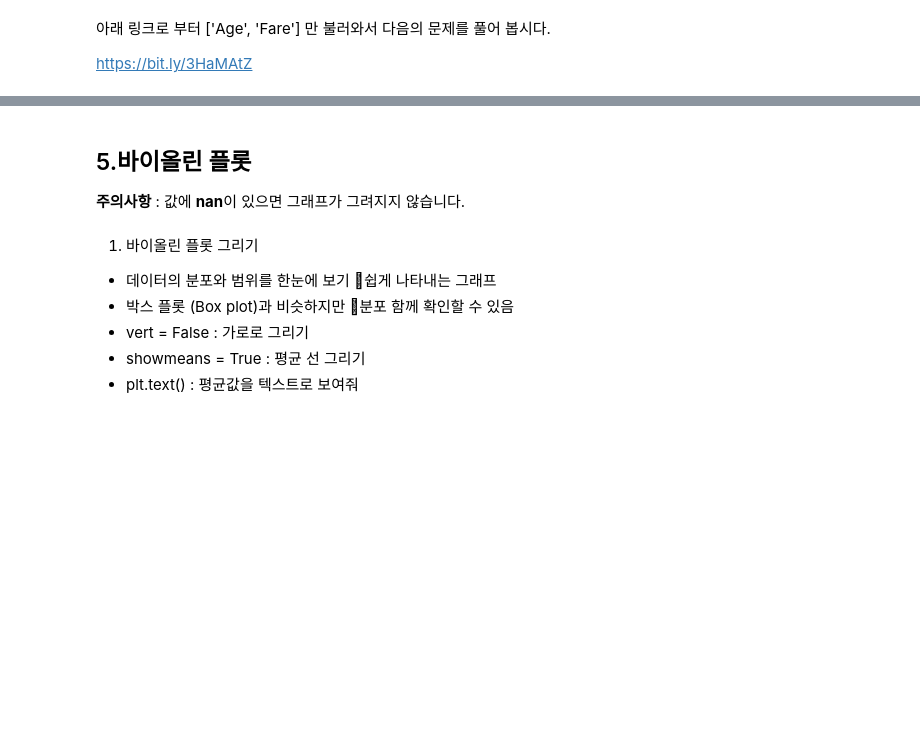
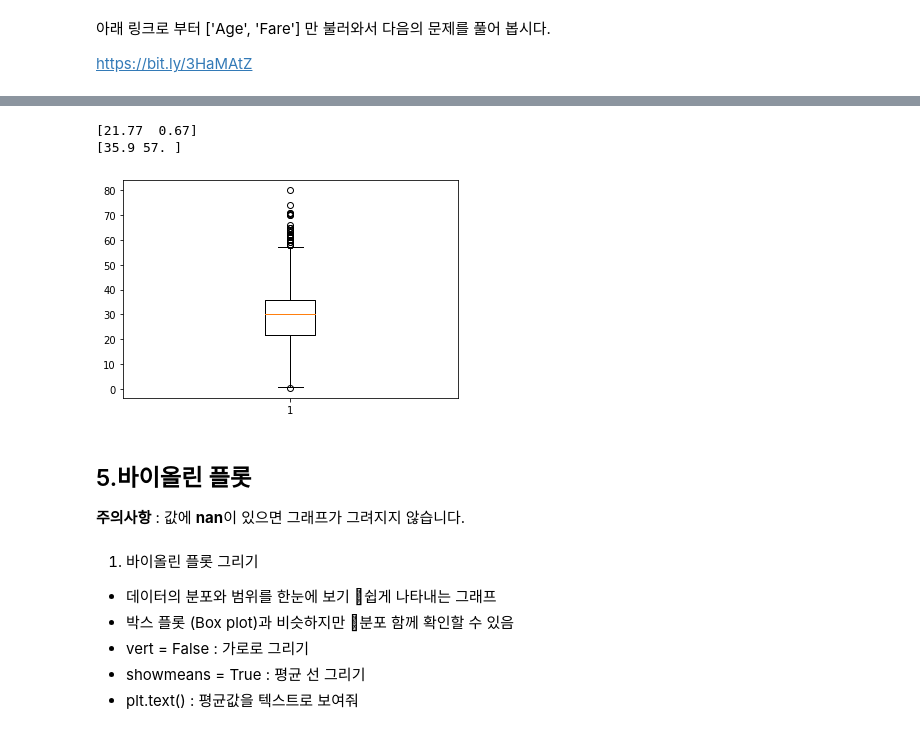
Before and after one commit to ringolove/aivle2201, a Jupyter notebook: python_visualization/04과 단변량분석_숫자형변수_시각화.ipynb, the cells around one changed output, grey strips where cells are left out. Saved outputs shown, nothing was run; the diff lists cells and outputs as text; code cells hidden in the pictures; blank space fills up the shorter version.

```diff
--- a/python_visualization/04과 단변량분석_숫자형변수_시각화.ipynb
+++ b/python_visualization/04과 단변량분석_숫자형변수_시각화.ipynb
@@ -197,5 +222,12 @@ https://bit.ly/3HaMAtZ
 # %%
 # 박스 플롯의 아래 수염의 min, max, 윗 수염의 min, max를 구해 봅시다.
+box = plt.boxplot(data['Age'])
+print(box['whiskers'][0].get_ydata())
+print(box['whiskers'][1].get_ydata())
+# %% [output]
+[21.77  0.67]
+[35.9 57. ]
+[figure, added]
 # %% [markdown]
 ## 5.바이올린 플롯
 
```
Also changed, not shown: parts of 21 cells of this notebook, 2 other files.
